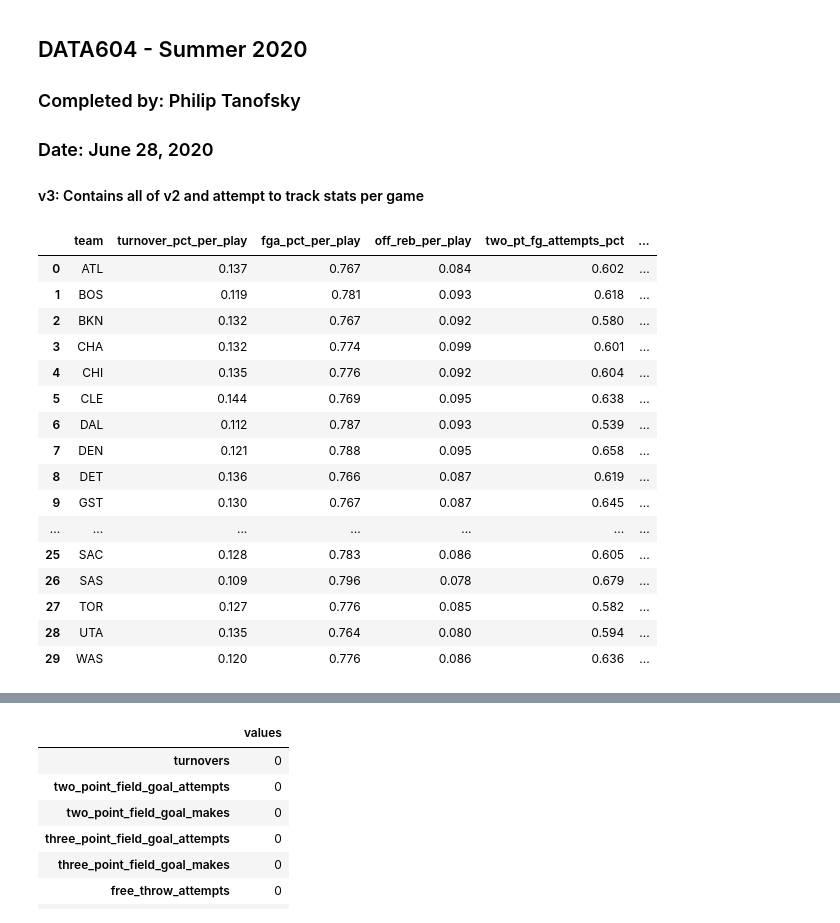
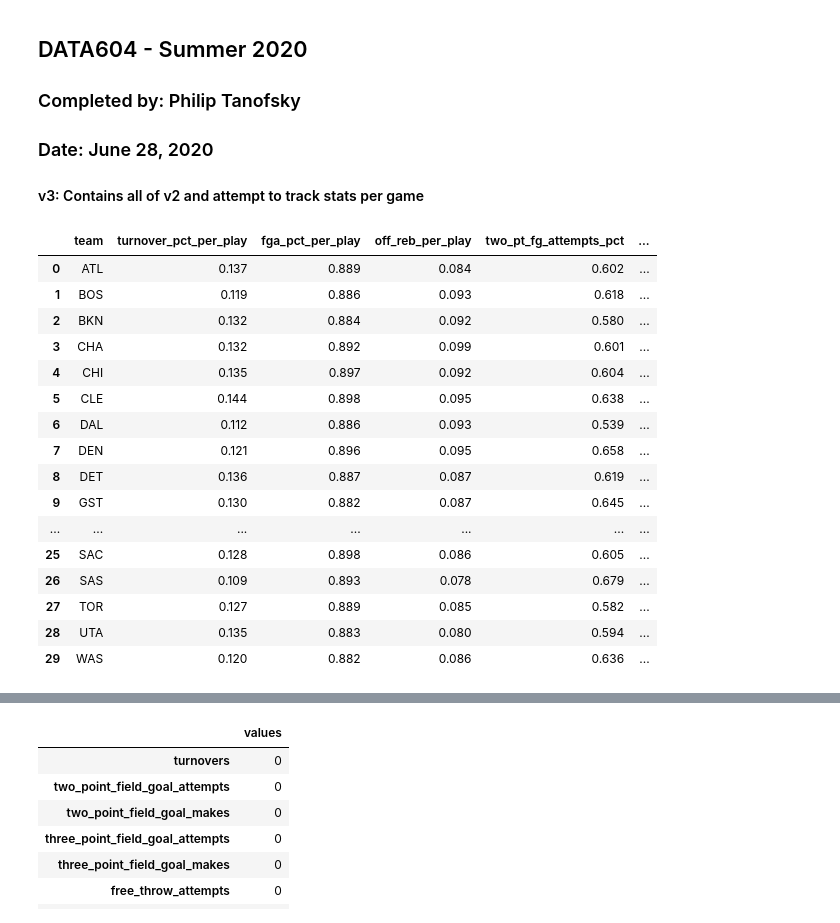
Before and after one commit to ptanofsky/ModSimPy, a Jupyter notebook: FinalProject/FinalProject_v3.ipynb, the cells around one changed output, grey strips where cells are left out. Drawn from its saved outputs; the diff is of its cells as text; code cells hidden in the pictures.

```diff
--- a/FinalProject/FinalProject_v3.ipynb
+++ b/FinalProject/FinalProject_v3.ipynb
@@ -22,42 +22,42 @@ import random
 import math
 # %%
 # Read in statistics for all 30 NBA teams
-filename = 'Teams_Stats_Sim.csv'
+filename = 'Teams_Stats_Sim_v3.csv'
 all_teams = read_csv(filename, header=0, decimal='M')
 
 # Rename the columns
 all_teams.columns = ['team', 'turnover_pct_per_play', 'fga_pct_per_play', 'off_reb_per_play', 'two_pt_fg_attempts_pct',
                   'two_pt_fg_shooting_pct', 'three_pt_fg_shooting_pct', 'ft_shooting_pct', 'shooting_foul_drawn_pct',
                   'pace', 'off_rating', 'def_rating']
 
 
 # Cast the appropriate columns to numeric instead of string
 cols = ['turnover_pct_per_play', 'fga_pct_per_play', 'off_reb_per_play', 'two_pt_fg_attempts_pct',
                   'two_pt_fg_shooting_pct', 'three_pt_fg_shooting_pct', 'ft_shooting_pct', 'shooting_foul_drawn_pct',
                   'pace', 'off_rating', 'def_rating']
 
 all_teams[cols] = all_teams[cols].apply(pd.to_numeric, errors='coerce')
 
 # Output the complete input file just for visual validation
 all_teams
 # %% [output]
 |  | team | turnover_pct_per_play | fga_pct_per_play | off_reb_per_play | two_pt_fg_attempts_pct | ... |
-| 0 | ATL | 0.137 | 0.767 | 0.084 | 0.602 | ... |
-| 1 | BOS | 0.119 | 0.781 | 0.093 | 0.618 | ... |
-| 2 | BKN | 0.132 | 0.767 | 0.092 | 0.580 | ... |
-| 3 | CHA | 0.132 | 0.774 | 0.099 | 0.601 | ... |
-| 4 | CHI | 0.135 | 0.776 | 0.092 | 0.604 | ... |
-| 5 | CLE | 0.144 | 0.769 | 0.095 | 0.638 | ... |
-| 6 | DAL | 0.112 | 0.787 | 0.093 | 0.539 | ... |
-| 7 | DEN | 0.121 | 0.788 | 0.095 | 0.658 | ... |
-| 8 | DET | 0.136 | 0.766 | 0.087 | 0.619 | ... |
-| 9 | GST | 0.130 | 0.767 | 0.087 | 0.645 | ... |
+| 0 | ATL | 0.137 | 0.889 | 0.084 | 0.602 | ... |
+| 1 | BOS | 0.119 | 0.886 | 0.093 | 0.618 | ... |
+| 2 | BKN | 0.132 | 0.884 | 0.092 | 0.580 | ... |
+| 3 | CHA | 0.132 | 0.892 | 0.099 | 0.601 | ... |
+| 4 | CHI | 0.135 | 0.897 | 0.092 | 0.604 | ... |
+| 5 | CLE | 0.144 | 0.898 | 0.095 | 0.638 | ... |
+| 6 | DAL | 0.112 | 0.886 | 0.093 | 0.539 | ... |
+| 7 | DEN | 0.121 | 0.896 | 0.095 | 0.658 | ... |
+| 8 | DET | 0.136 | 0.887 | 0.087 | 0.619 | ... |
+| 9 | GST | 0.130 | 0.882 | 0.087 | 0.645 | ... |
 | ... | ... | ... | ... | ... | ... | ... |
-| 25 | SAC | 0.128 | 0.783 | 0.086 | 0.605 | ... |
-| 26 | SAS | 0.109 | 0.796 | 0.078 | 0.679 | ... |
-| 27 | TOR | 0.127 | 0.776 | 0.085 | 0.582 | ... |
-| 28 | UTA | 0.135 | 0.764 | 0.080 | 0.594 | ... |
-| 29 | WAS | 0.120 | 0.776 | 0.086 | 0.636 | ... |
+| 25 | SAC | 0.128 | 0.898 | 0.086 | 0.605 | ... |
+| 26 | SAS | 0.109 | 0.893 | 0.078 | 0.679 | ... |
+| 27 | TOR | 0.127 | 0.889 | 0.085 | 0.582 | ... |
+| 28 | UTA | 0.135 | 0.883 | 0.080 | 0.594 | ... |
+| 29 | WAS | 0.120 | 0.882 | 0.086 | 0.636 | ... |
 # %% [markdown]
 ## Thoughts
 
```
Also changed, not shown: parts of 40 cells of this notebook, 3 other files.
